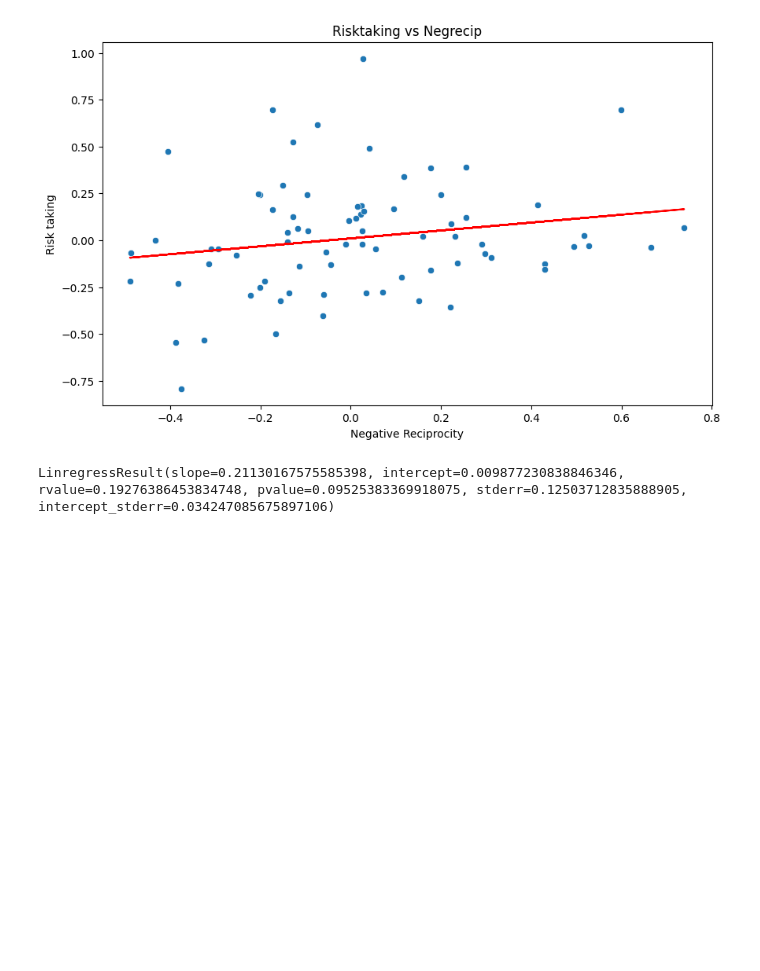
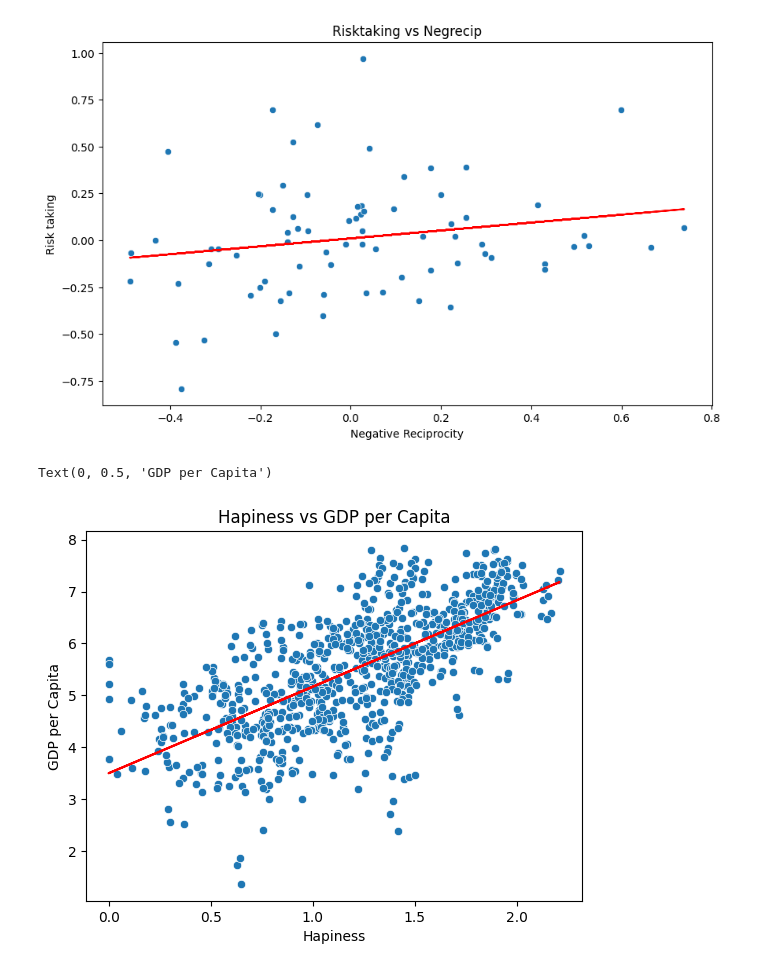
Before and after one commit to Ramin1989/Gallup_data_analysis, a Jupyter notebook: main.ipynb, the cells around one changed output. Drawn from its saved outputs; the diff is of its cells as text; code cells hidden in the pictures; blank space fills up the shorter version.

```diff
--- a/main.ipynb
+++ b/main.ipynb
@@ -122,8 +123,19 @@ plt.ylabel('Risk taking')
 # %% [output]
 Text(0, 0.5, 'Risk taking')
 [figure]
-# %%
-results = linregress(data['negrecip'], data['risktaking'])
-print(results)
-# %% [output]
-LinregressResult(slope=0.21130167575585398, intercept=0.009877230838846346, rvalue=0.19276386453834748, pvalue=0.09525383369918075, stderr=0.12503712835888905, intercept_stderr=0.034247085675897106)
+# %%
+df_happiness = pd.read_excel('Data+for+Figure+2.1+(2011–2024).xlsx')
+data = df_happiness[['Ladder score', 'Explained by: Log GDP per capita']].dropna()
+# Fit a linear regression model
+model = LinearRegression()
+X = data[['Explained by: Log GDP per capita']]
+y = data['Ladder score']
+model.fit(X, y)
+sns.scatterplot(data=data, x='Explained by: Log GDP per capita', y='Ladder score')
+plt.plot(data['Explained by: Log GDP per capita'], model.predict(X), color='red')
+plt.title('Hapiness vs GDP per Capita')
+plt.xlabel('Hapiness')
+plt.ylabel('GDP per Capita')
+# %% [output]
+Text(0, 0.5, 'GDP per Capita')
+[figure, added]
```
Also changed, not shown: parts of 6 cells of this notebook.
